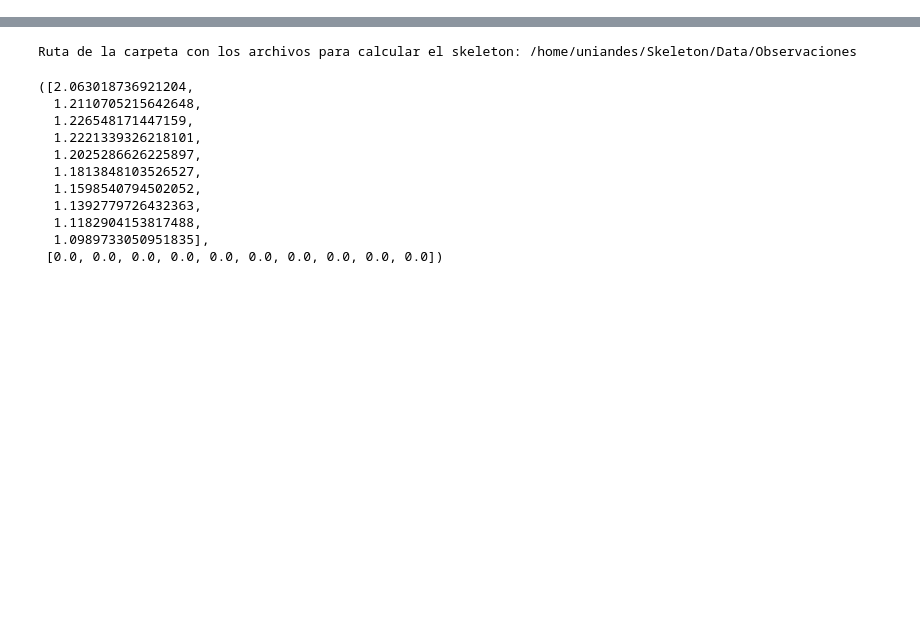
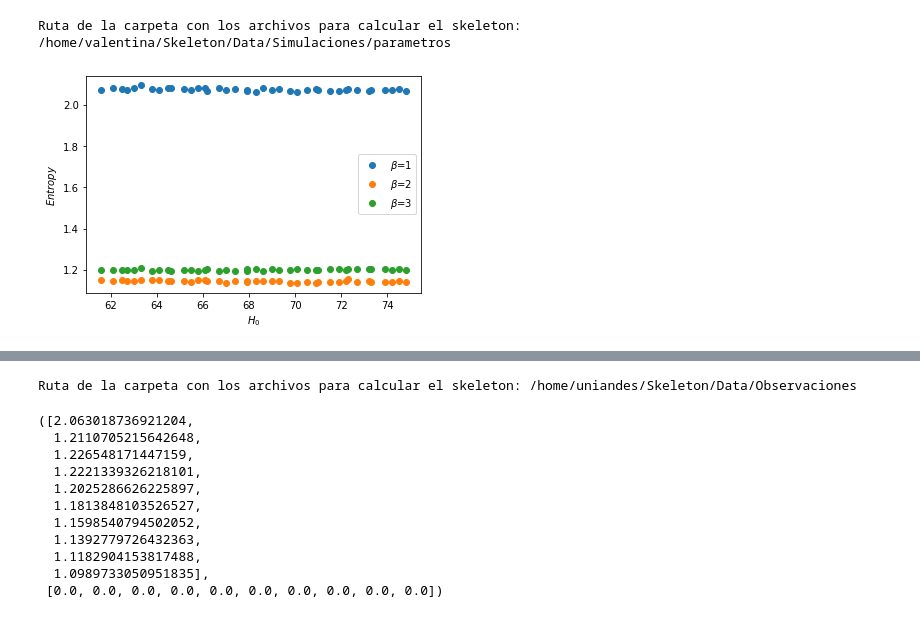
Before and after one commit to mvgarcia/Skeleton, a Jupyter notebook: Optimizado.ipynb, the cells around one changed output, grey strips where cells are left out. Saved outputs shown, nothing was run; the diff lists cells and outputs as text; code cells hidden in the pictures; blank space fills up the shorter version.

Commit message:
Updated code using cosmological parameters data

```diff
--- a/Optimizado.ipynb
+++ b/Optimizado.ipynb
@@ -68,0 +90,30 @@ def grafica():
+# %%
+en=grafica() #/home/valentina/Skeleton/Data/Simulaciones/parametros
+# %% [output]
+Ruta de la carpeta con los archivos para calcular el skeleton: /home/valentina/Skeleton/Data/Simulaciones/parametros
+# %%
+parametros=np.loadtxt("/home/valentina/Skeleton/Data/Simulaciones/parametros/box_cosmo_params.dat")
+#parametros=np.loadtxt("/hpcfs/home/mv.garcia/Skeleton/Data/Simulaciones/parametros/box_cosmo_params.dat")
+H=parametros[:,1]
+Lambda=parametros[:,2]
+Omega_m =parametros[:,3]
+n_s =parametros[:,4]
+sigma_8 =parametros[:,5]
+w_0 =parametros[:,6]
+var=[H,Lambda,Omega_m,n_s,sigma_8,w_0]
+en = np.loadtxt("/home/valentina/Skeleton/entropias_param") #--para no tener que volver a correrlo
+# %%
+"""
+en[0] - entropias con beta1
+en[1] - entropias con beta2
+en[2] - entropias con beta3
+"""
+plt.xlabel("$H_0$")
+plt.ylabel("$Entropy$")
+plt.plot(var[0], en[0], "o", label="$\\beta$=1")
+plt.plot(var[0], en[1], "o", label="$\\beta$=2")
+plt.plot(var[0], en[2], "o", label="$\\beta$=3")
+plt.legend()
+plt.savefig("H")
+# %% [output]
+[figure, added]
```
Also changed, not shown: parts of 17 cells of this notebook.
